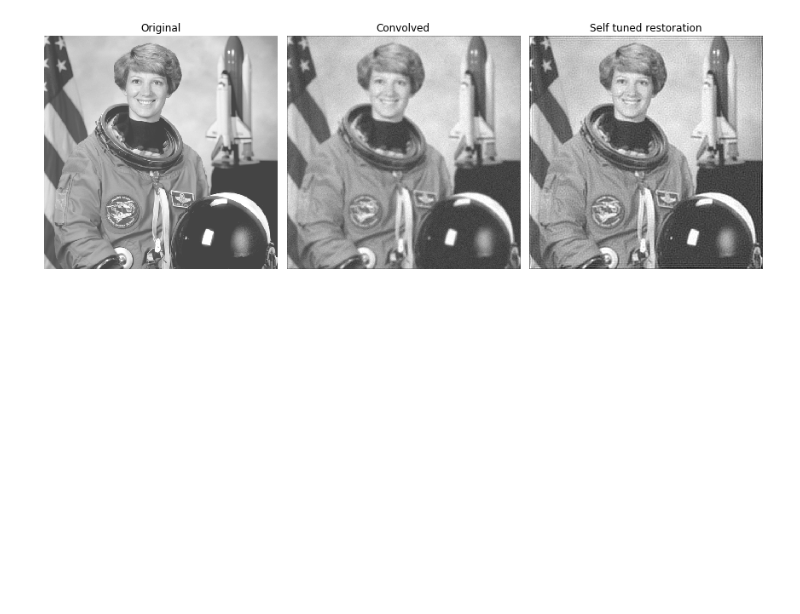
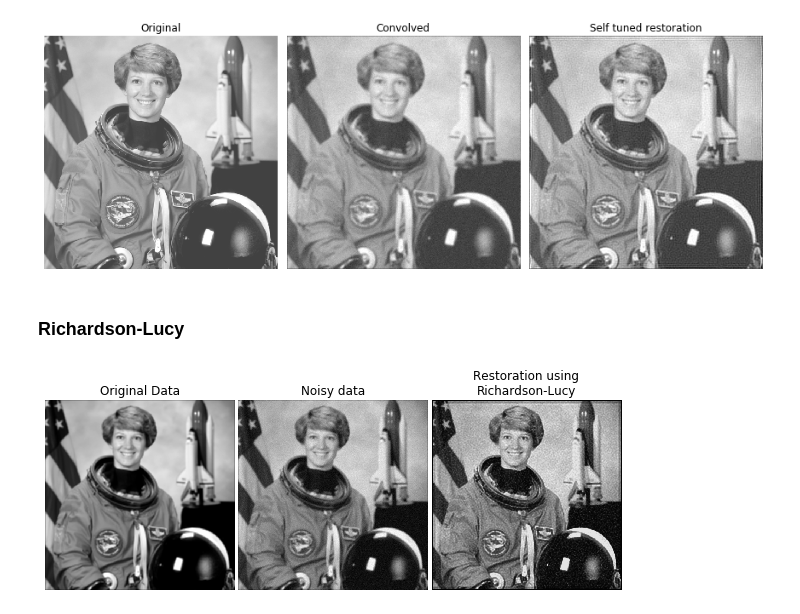
Before and after one commit to tirthajyoti/Scikit-image-processing, a Jupyter notebook: Image_deconvolution.ipynb, the cells around one changed output. Saved outputs shown, nothing was run; the diff lists cells and outputs as text; code cells hidden in the pictures; blank space fills up the shorter version.

Commit message:
Added Richardson-Lucy algorithm

```diff
--- a/Image_deconvolution.ipynb
+++ b/Image_deconvolution.ipynb
@@ -53,3 +56,38 @@ fig.tight_layout()
 plt.show()
 # %% [output]
 [figure]
+# %% [markdown]
+### Richardson-Lucy
+# %%
+astro = color.rgb2gray(data.astronaut())
+
+psf = np.ones((5, 5)) / 25
+astro = conv2(astro, psf, 'same')
+# Add Noise to Image
+astro_noisy = astro.copy()
+astro_noisy += (np.random.poisson(lam=25, size=astro.shape) - 10) / 255.
+
+# Restore Image using Richardson-Lucy algorithm
+deconvolved_RL = restoration.richardson_lucy(astro_noisy, psf, iterations=30)
+# %%
+fig, ax = plt.subplots(nrows=1, ncols=3, figsize=(8, 5))
+plt.gray()
+
+for a in (ax[0], ax[1], ax[2]):
+       a.axis('off')
+
+ax[0].imshow(astro)
+ax[0].set_title('Original Data')
+
+ax[1].imshow(astro_noisy)
+ax[1].set_title('Noisy data')
+
+ax[2].imshow(deconvolved_RL, vmin=astro_noisy.min(), vmax=astro_noisy.max())
+ax[2].set_title('Restoration using\nRichardson-Lucy')
+
+
+fig.subplots_adjust(wspace=0.02, hspace=0.2,
+                    top=0.9, bottom=0.05, left=0, right=1)
+plt.show()
+# %% [output]
+[figure, added]
```
Also changed, not shown: parts of 1 cell of this notebook.
